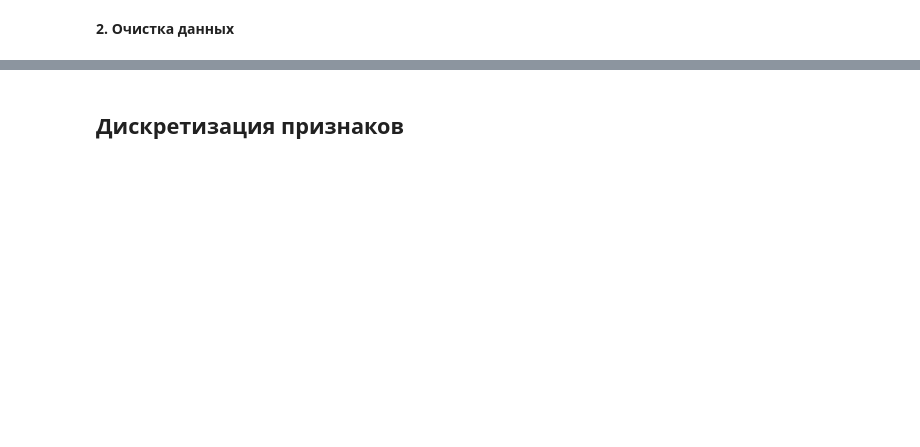
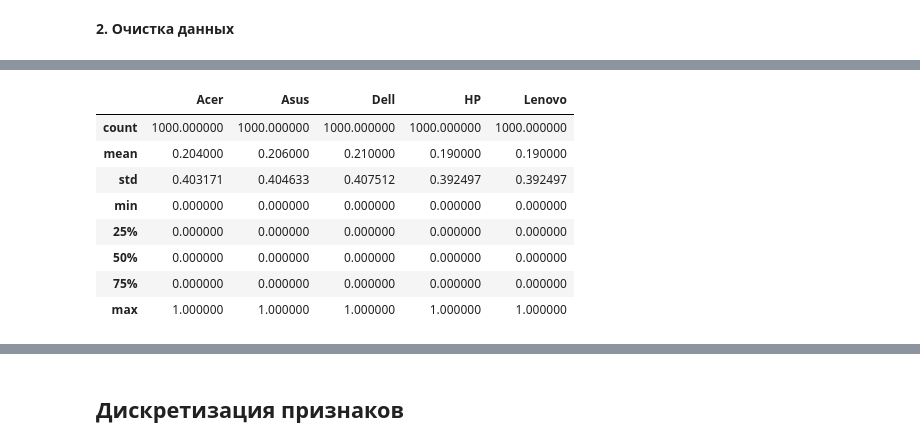
Before and after one commit to Kanad4s/NSU-Projects, a Jupyter notebook: TPNS/Preprocessing/laptop.ipynb, the cells around one changed output, grey strips where cells are left out. Cells and saved outputs as stored; diff of their text form; code cells hidden in the pictures; blank space fills up the shorter version.

```diff
--- a/TPNS/Preprocessing/laptop.ipynb
+++ b/TPNS/Preprocessing/laptop.ipynb
@@ -38,0 +79,16 @@ for i in range(len(data_set.columns)):
+# %%
+from sklearn.preprocessing import OneHotEncoder
+onehotencoder = OneHotEncoder()
+data_new = onehotencoder.fit_transform(df_categorical.values)
+da = pd.DataFrame(data_new.toarray(), columns=onehotencoder.categories_)
+display(da.describe())
+# %% [output]
+|  | Acer | Asus | Dell | HP | Lenovo |
+| count | 1000.000000 | 1000.000000 | 1000.000000 | 1000.000000 | 1000.000000 |
+| mean | 0.204000 | 0.206000 | 0.210000 | 0.190000 | 0.190000 |
+| std | 0.403171 | 0.404633 | 0.407512 | 0.392497 | 0.392497 |
+| min | 0.000000 | 0.000000 | 0.000000 | 0.000000 | 0.000000 |
+| 25% | 0.000000 | 0.000000 | 0.000000 | 0.000000 | 0.000000 |
+| 50% | 0.000000 | 0.000000 | 0.000000 | 0.000000 | 0.000000 |
+| 75% | 0.000000 | 0.000000 | 0.000000 | 0.000000 | 0.000000 |
+| max | 1.000000 | 1.000000 | 1.000000 | 1.000000 | 1.000000 |
```
Also changed, not shown: parts of 24 cells of this notebook.
